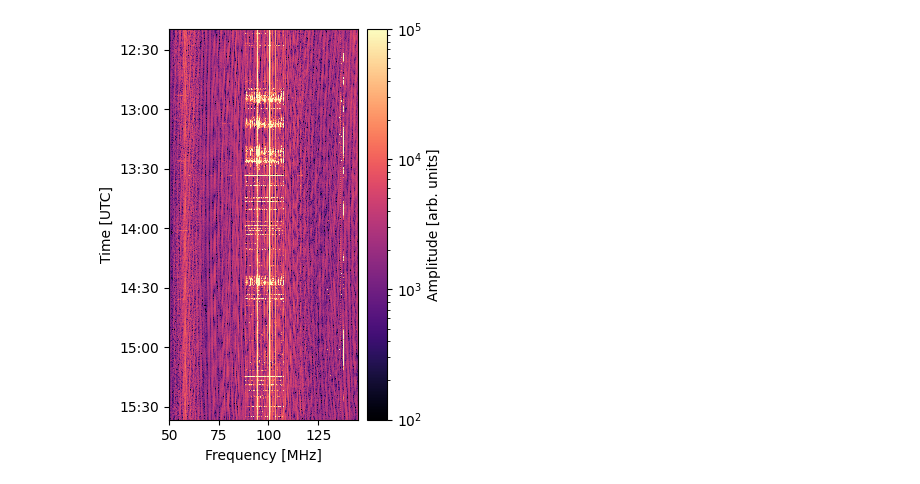
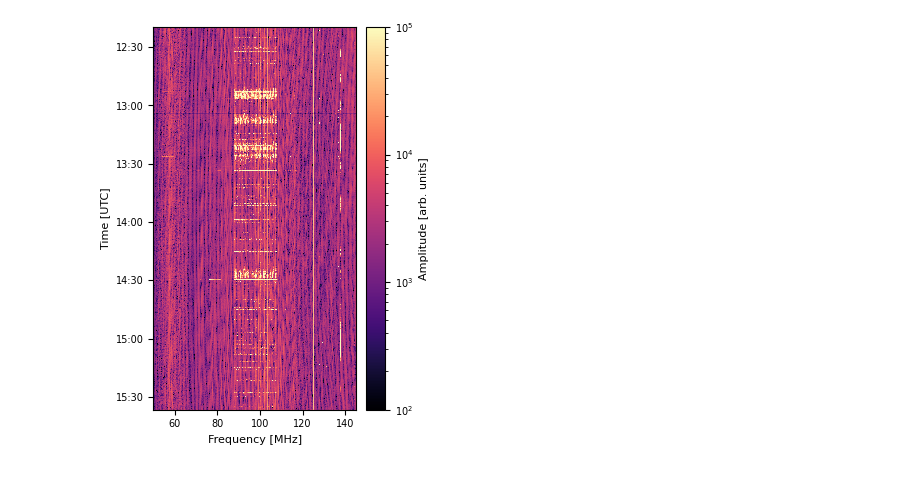
Before and after one commit to christianhbye/eigsep_paper_notebooks, a Jupyter notebook: rfi_waterfall.ipynb, the cells around one changed output. Saved outputs shown, nothing was run; the diff lists cells and outputs as text; code cells hidden in the pictures.

```diff
--- a/rfi_waterfall.ipynb
+++ b/rfi_waterfall.ipynb
@@ -13,18 +15,19 @@ ts = d["times"]
 freqs = d["freqs"]
 data = d["data"]
 # %%
-plt.figure(figsize=(3.5, 4.5), constrained_layout=True)
+es.apply_rc()
+plt.figure(figsize=es.figsize(cols=1, height_in=4.3207), layout="constrained")
 tmin = datetime.fromtimestamp(ts[0] + 6*3600)  # to UTC
 tmax = datetime.fromtimestamp(ts[-1] + 6*3600)  # to UTC
 extent = [freqs.min()/1e6, freqs.max()/1e6, tmax, tmin]
 plt.gca().yaxis.set_major_formatter(mdates.DateFormatter('%H:%M'))
 plt.xlim(50, 145)
 plt.imshow(np.abs(data), norm=colors.LogNorm(1e2, 1e5), aspect="auto", extent=extent, interpolation="none", cmap="magma")
 plt.xlabel("Frequency [MHz]")
 plt.ylabel("Time [UTC]")
 #plt.title("Marjum Pass, July 21, 2024")
 plt.colorbar(label="Amplitude [arb. units]")
-#plt.savefig("/home/christian/Downloads/rfi_waterfall.pdf", bbox_inches="tight")
+es.save(plt.gcf(), "rfi_waterfall.pdf")
 plt.show()
 # %% [output]
-[figure, old version]
+[figure, new version]
```
Also changed, not shown: parts of 1 cell of this notebook, 29 other files.
